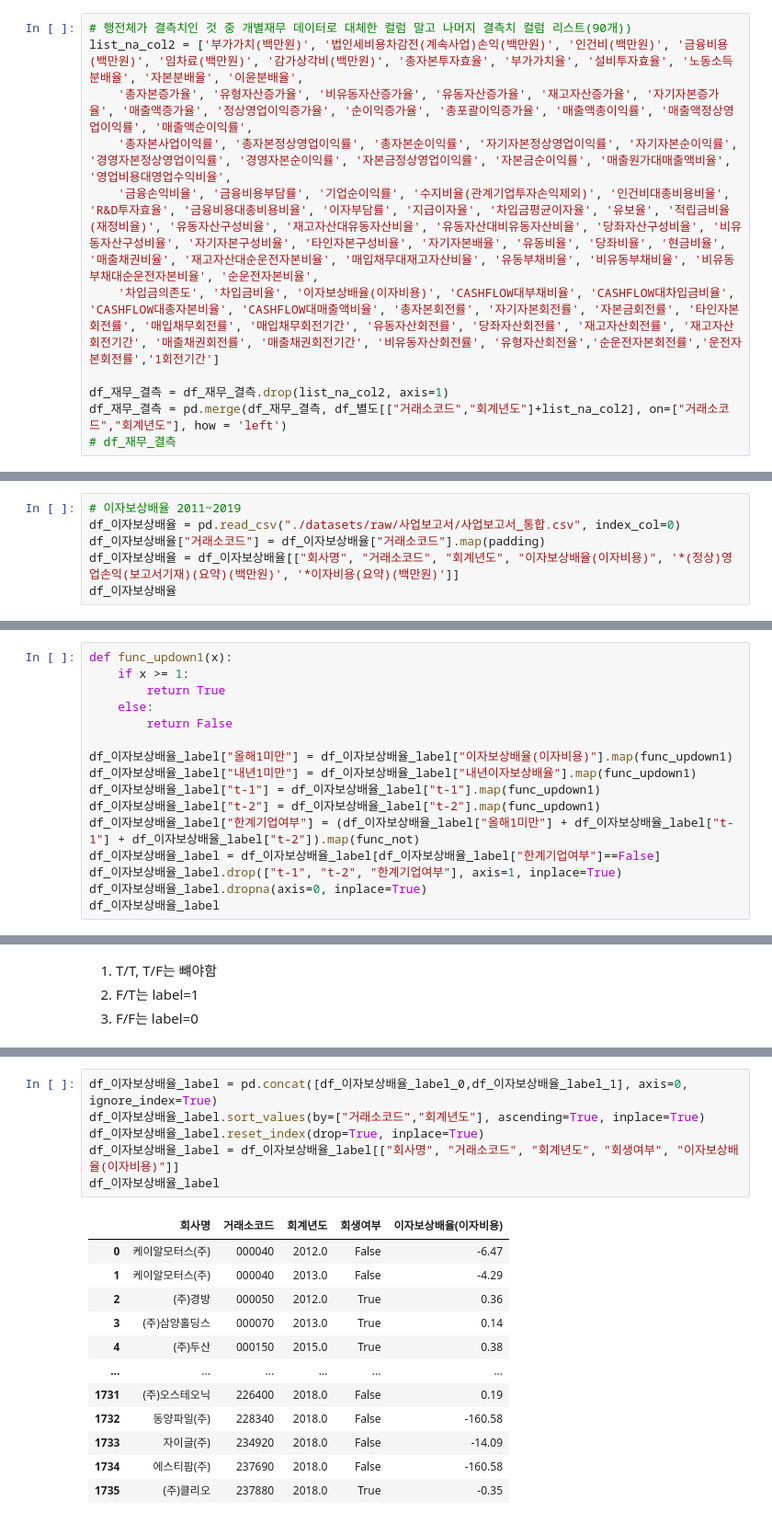
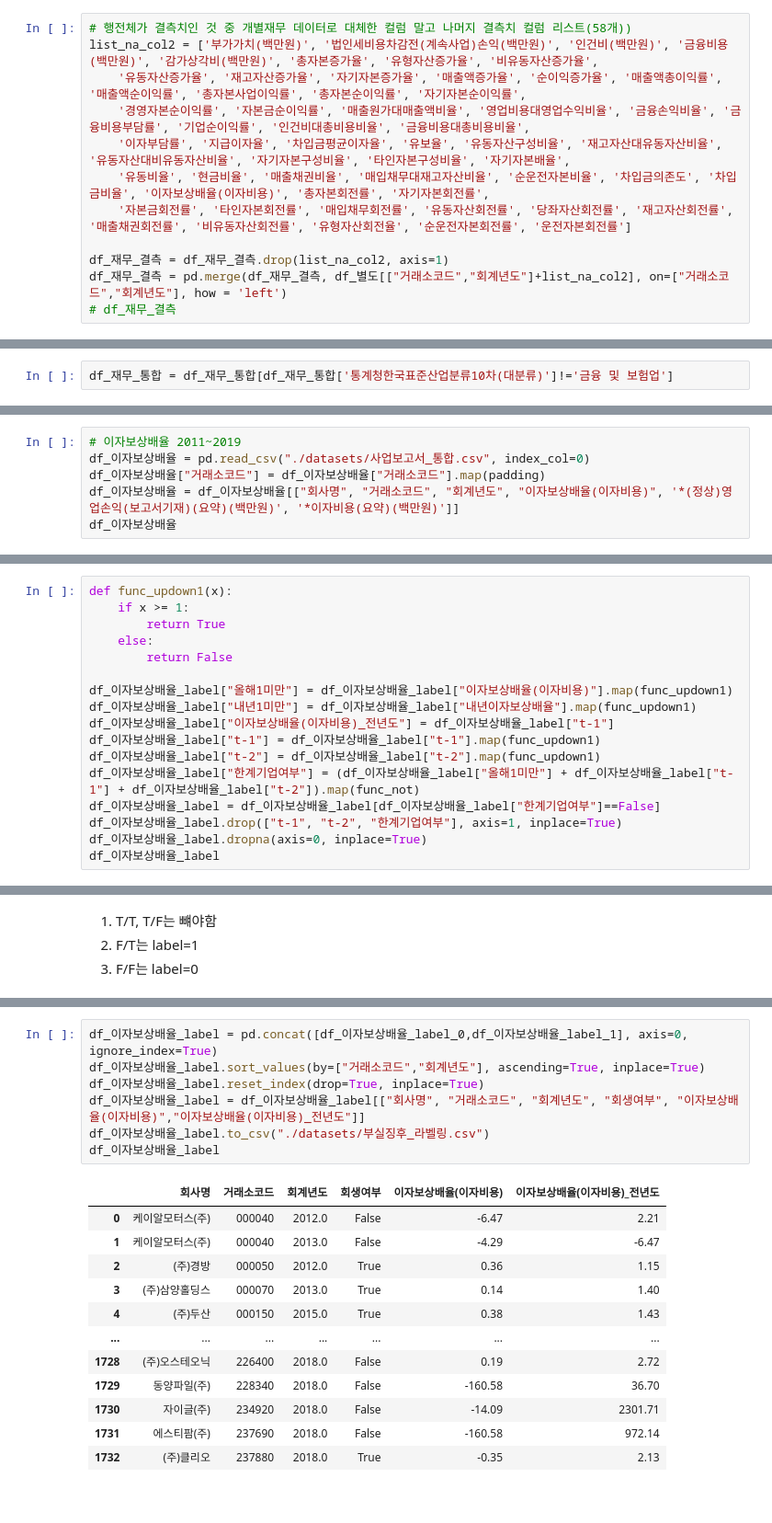
Before and after one commit to Jyassmin/UBION-PROJECT2, a Jupyter notebook: 1.preprocessing.ipynb, the cells around one changed output, grey strips where cells are left out. Shown at 92% size. Saved outputs shown, nothing was run; the diff lists cells and outputs as text.

```diff
--- a/1.preprocessing.ipynb
+++ b/1.preprocessing.ipynb
@@ -535,10 +543,11 @@ df_재무_결측
 # %%
-# 행전체가 결측치인 것 중 개별재무 데이터로 대체한 컬럼 말고 나머지 결측치 컬럼 리스트(90개))
-list_na_col2 = ['부가가치(백만원)', '법인세비용차감전(계속사업)손익(백만원)', '인건비(백만원)', '금융비용(백만원)', '임차료(백만원)', '감가상각비(백만원)', '총자본투자효율', '부가가치율', '설비투자효율', '노동소득분배율', '자본분배율', '이윤분배율',
-    '총자본증가율', '유형자산증가율', '비유동자산증가율', '유동자산증가율', '재고자산증가율', '자기자본증가율', '매출액증가율', '정상영업이익증가율', '순이익증가율', '총포괄이익증가율', '매출액총이익률', '매출액정상영업이익률', '매출액순이익률',
-    '총자본사업이익률', '총자본정상영업이익률', '총자본순이익률', '자기자본정상영업이익률', '자기자본순이익률', '경영자본정상영업이익률', '경영자본순이익률', '자본금정상영업이익률', '자본금순이익률', '매출원가대매출액비율', '영업비용대영업수익비율',
-    '금융손익비율', '금융비용부담률', '기업순이익률', '수지비율(관계기업투자손익제외)', '인건비대총비용비율', 'R&D투자효율', '금융비용대총비용비율', '이자부담률', '지급이자율', '차입금평균이자율', '유보율', '적립금비율(재정비율)', '유동자산구성비율', '재고자산대유동자산비율', '유동자산대비유동자산비율', '당좌자산구성비율', '비유동자산구성비율', '자기자본구성비율', '타인자본구성비율', '자기자본배율', '유동비율', '당좌비율', '현금비율', '매출채권비율', '재고자산대순운전자본비율', '매입채무대재고자산비율', '유동부채비율', '비유동부채비율', '비유동부채대순운전자본비율', '순운전자본비율',
-    '차입금의존도', '차입금비율', '이자보상배율(이자비용)', 'CASHFLOW대부채비율', 'CASHFLOW대차입금비율', 'CASHFLOW대총자본비율', 'CASHFLOW대매출액비율', '총자본회전률', '자기자본회전률', '자본금회전률', '타인자본회전률', '매입채무회전률', '매입채무회전기간', '유동자산회전률', '당좌자산회전률', '재고자산회전률', '재고자산회전기간', '매출채권회전률', '매출채권회전기간', '비유동자산회전률', '유형자산회전율','순운전자본회전률','운전자본회전률','1회전기간']
+# 행전체가 결측치인 것 중 개별재무 데이터로 대체한 컬럼 말고 나머지 결측치 컬럼 리스트(58개))
+list_na_col2 = ['부가가치(백만원)', '법인세비용차감전(계속사업)손익(백만원)', '인건비(백만원)', '금융비용(백만원)', '감가상각비(백만원)', '총자본증가율', '유형자산증가율', '비유동자산증가율',
+    '유동자산증가율', '재고자산증가율', '자기자본증가율', '매출액증가율', '순이익증가율', '매출액총이익률', '매출액순이익률', '총자본사업이익률', '총자본순이익률', '자기자본순이익률',
+    '경영자본순이익률', '자본금순이익률', '매출원가대매출액비율', '영업비용대영업수익비율', '금융손익비율', '금융비용부담률', '기업순이익률', '인건비대총비용비율', '금융비용대총비용비율',
+    '이자부담률', '지급이자율', '차입금평균이자율', '유보율', '유동자산구성비율', '재고자산대유동자산비율', '유동자산대비유동자산비율', '자기자본구성비율', '타인자본구성비율', '자기자본배율',
+    '유동비율', '현금비율', '매출채권비율', '매입채무대재고자산비율', '순운전자본비율', '차입금의존도', '차입금비율', '이자보상배율(이자비용)', '총자본회전률', '자기자본회전률',
+    '자본금회전률', '타인자본회전률', '매입채무회전률', '유동자산회전률', '당좌자산회전률', '재고자산회전률', '매출채권회전률', '비유동자산회전률', '유형자산회전율', '순운전자본회전률', '운전자본회전률']
 
 df_재무_결측 = df_재무_결측.drop(list_na_col2, axis=1)
 df_재무_결측 = pd.merge(df_재무_결측, df_별도[["거래소코드","회계년도"]+list_na_col2], on=["거래소코드","회계년도"], how = 'left')
@@ -876,0 +872,2 @@ df_재무_통합
+# %%
+df_재무_통합 = df_재무_통합[df_재무_통합['통계청한국표준산업분류10차(대분류)']!='금융 및 보험업']
@@ -1044,7 +1024,7 @@ print(len(list(df_재무_통합["거래소코드"].unique())))
 - 2010년 데이터
 # %%
 # 이자보상배율 2011~2019
-df_이자보상배율 = pd.read_csv("./datasets/raw/사업보고서/사업보고서_통합.csv", index_col=0)
+df_이자보상배율 = pd.read_csv("./datasets/사업보고서_통합.csv", index_col=0)
 df_이자보상배율["거래소코드"] = df_이자보상배율["거래소코드"].map(padding)
 df_이자보상배율 = df_이자보상배율[["회사명", "거래소코드", "회계년도", "이자보상배율(이자비용)", '*(정상)영업손익(보고서기재)(요약)(백만원)', '*이자비용(요약)(백만원)']]
 df_이자보상배율
@@ -1453,6 +1417,7 @@ def func_updown1(x):
 
 df_이자보상배율_label["올해1미만"] = df_이자보상배율_label["이자보상배율(이자비용)"].map(func_updown1)
 df_이자보상배율_label["내년1미만"] = df_이자보상배율_label["내년이자보상배율"].map(func_updown1)
+df_이자보상배율_label["이자보상배율(이자비용)_전년도"] = df_이자보상배율_label["t-1"]
 df_이자보상배율_label["t-1"] = df_이자보상배율_label["t-1"].map(func_updown1)
 df_이자보상배율_label["t-2"] = df_이자보상배율_label["t-2"].map(func_updown1)
 df_이자보상배율_label["한계기업여부"] = (df_이자보상배율_label["올해1미만"] + df_이자보상배율_label["t-1"] + df_이자보상배율_label["t-2"]).map(func_not)
@@ -1512,19 +1477,20 @@ See the caveats in the documentation: https://pandas.pydata.org/pandas-docs/stab
 # %%
 df_이자보상배율_label = pd.concat([df_이자보상배율_label_0,df_이자보상배율_label_1], axis=0, ignore_index=True)
 df_이자보상배율_label.sort_values(by=["거래소코드","회계년도"], ascending=True, inplace=True)
 df_이자보상배율_label.reset_index(drop=True, inplace=True)
-df_이자보상배율_label = df_이자보상배율_label[["회사명", "거래소코드", "회계년도", "회생여부", "이자보상배율(이자비용)"]]
+df_이자보상배율_label = df_이자보상배율_label[["회사명", "거래소코드", "회계년도", "회생여부", "이자보상배율(이자비용)","이자보상배율(이자비용)_전년도"]]
+df_이자보상배율_label.to_csv("./datasets/부실징후_라벨링.csv")
 df_이자보상배율_label
 # %% [output]
-|  | 회사명 | 거래소코드 | 회계년도 | 회생여부 | 이자보상배율(이자비용) |
-| 0 | 케이알모터스(주) | 000040 | 2012.0 | False | -6.47 |
-| 1 | 케이알모터스(주) | 000040 | 2013.0 | False | -4.29 |
-| 2 | (주)경방 | 000050 | 2012.0 | True | 0.36 |
-| 3 | (주)삼양홀딩스 | 000070 | 2013.0 | True | 0.14 |
-| 4 | (주)두산 | 000150 | 2015.0 | True | 0.38 |
-| ... | ... | ... | ... | ... | ... |
-| 1731 | (주)오스테오닉 | 226400 | 2018.0 | False | 0.19 |
-| 1732 | 동양파일(주) | 228340 | 2018.0 | False | -160.58 |
-| 1733 | 자이글(주) | 234920 | 2018.0 | False | -14.09 |
-| 1734 | 에스티팜(주) | 237690 | 2018.0 | False | -160.58 |
-| 1735 | (주)클리오 | 237880 | 2018.0 | True | -0.35 |
+|  | 회사명 | 거래소코드 | 회계년도 | 회생여부 | 이자보상배율(이자비용) | 이자보상배율(이자비용)_전년도 |
+| 0 | 케이알모터스(주) | 000040 | 2012.0 | False | -6.47 | 2.21 |
+| 1 | 케이알모터스(주) | 000040 | 2013.0 | False | -4.29 | -6.47 |
+| 2 | (주)경방 | 000050 | 2012.0 | True | 0.36 | 1.15 |
+| 3 | (주)삼양홀딩스 | 000070 | 2013.0 | True | 0.14 | 1.40 |
+| 4 | (주)두산 | 000150 | 2015.0 | True | 0.38 | 1.43 |
+| ... | ... | ... | ... | ... | ... | ... |
+| 1728 | (주)오스테오닉 | 226400 | 2018.0 | False | 0.19 | 2.72 |
+| 1729 | 동양파일(주) | 228340 | 2018.0 | False | -160.58 | 36.70 |
+| 1730 | 자이글(주) | 234920 | 2018.0 | False | -14.09 | 2301.71 |
+| 1731 | 에스티팜(주) | 237690 | 2018.0 | False | -160.58 | 972.14 |
+| 1732 | (주)클리오 | 237880 | 2018.0 | True | -0.35 | 2.13 |
```
Also changed, not shown: parts of 104 cells of this notebook, 9 other files.
